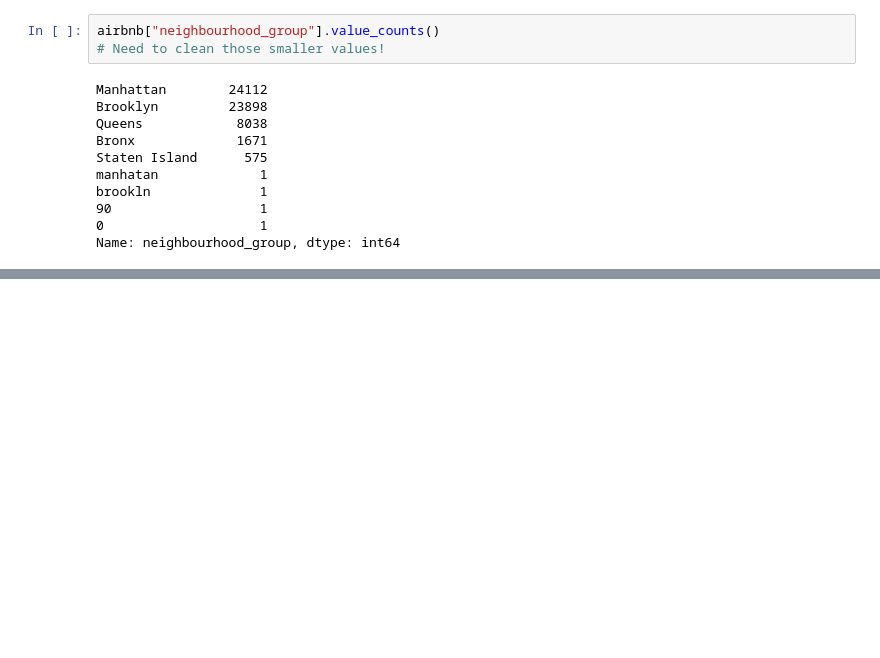
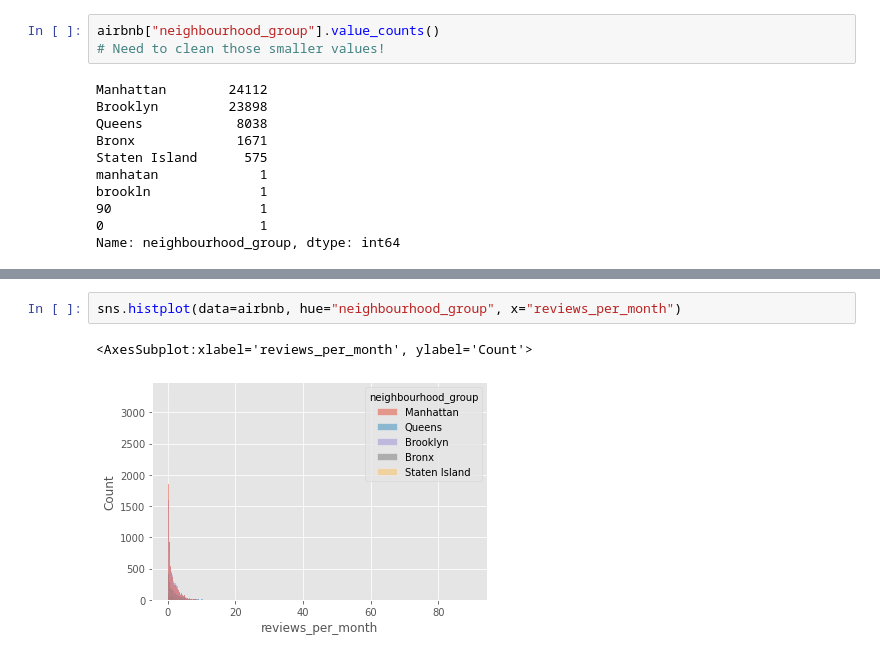
Before and after one commit to til021/Airbnb-Open-Data-Kaggle, a Jupyter notebook: Airbnb Dataset.ipynb, the cells around one changed output, grey strips where cells are left out. Cells and saved outputs as stored; diff of their text form; blank space fills up the shorter version.

```diff
--- a/Airbnb Dataset.ipynb
+++ b/Airbnb Dataset.ipynb
@@ -318,0 +327,5 @@ TypeError: 'value' must be an instance of str or bytes, not a int
+# %%
+sns.histplot(data=airbnb, hue="neighbourhood_group", x="reviews_per_month")
+# %% [output]
+<AxesSubplot:xlabel='reviews_per_month', ylabel='Count'>
+[figure, added]
```
Also changed, not shown: parts of 8 cells of this notebook.
